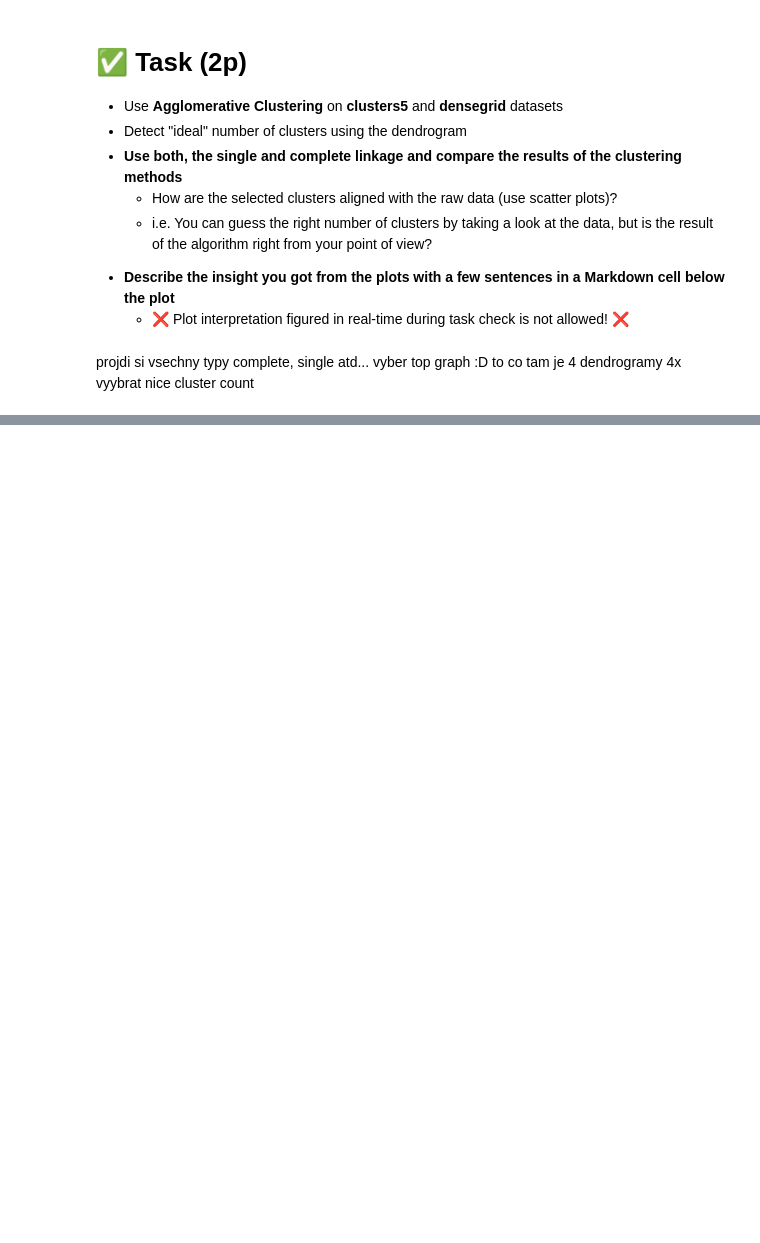
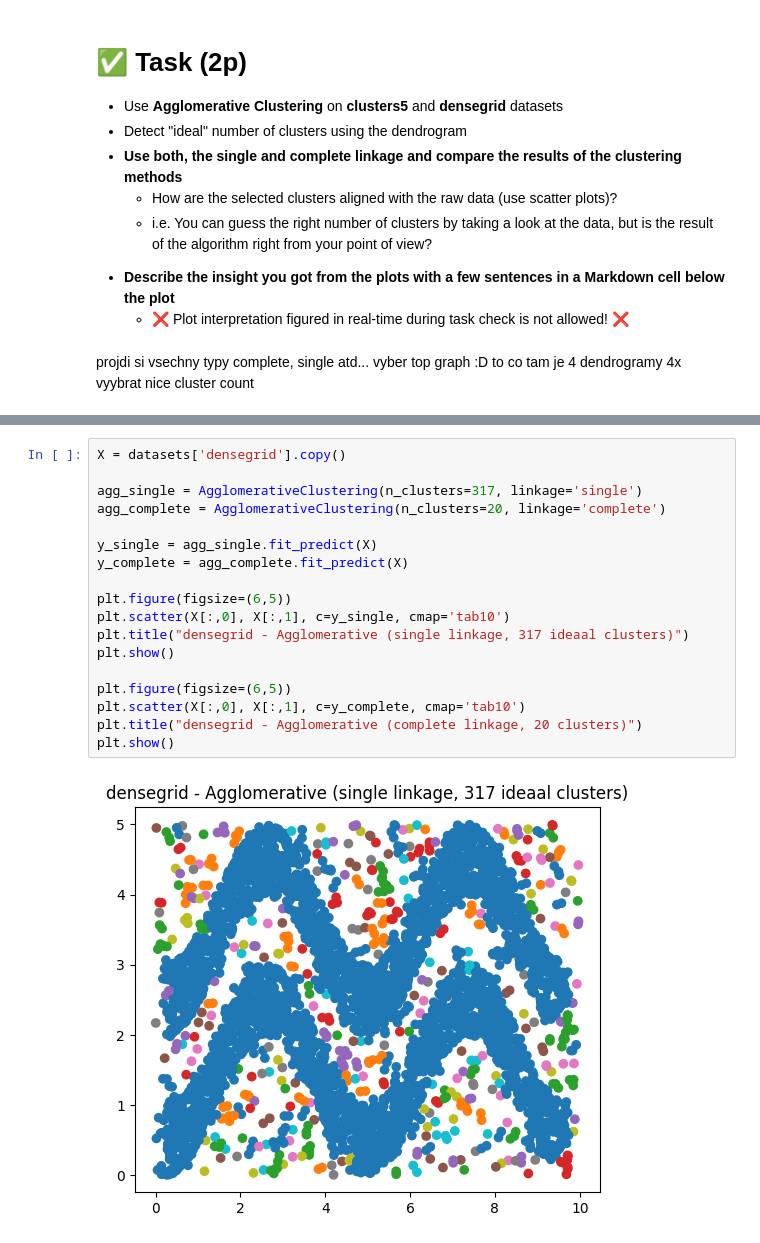
Before and after one commit to DastanJin/ZSU, a Jupyter notebook: fml_05.ipynb, the cells around one changed output, grey strips where cells are left out. Saved outputs shown, nothing was run; the diff lists cells and outputs as text; blank space fills up the shorter version.

```diff
--- a/fml_05.ipynb
+++ b/fml_05.ipynb
@@ -305,0 +388,20 @@ projdi si vsechny typy complete, single atd... vyber top graph :D to co tam je 4
+# %%
+X = datasets['densegrid'].copy()
+
+agg_single = AgglomerativeClustering(n_clusters=317, linkage='single')
+agg_complete = AgglomerativeClustering(n_clusters=20, linkage='complete')
+
+y_single = agg_single.fit_predict(X)
+y_complete = agg_complete.fit_predict(X)
+
+plt.figure(figsize=(6,5))
+plt.scatter(X[:,0], X[:,1], c=y_single, cmap='tab10')
+plt.title("densegrid - Agglomerative (single linkage, 317 ideaal clusters)")
+plt.show()
+
+plt.figure(figsize=(6,5))
+plt.scatter(X[:,0], X[:,1], c=y_complete, cmap='tab10')
+plt.title("densegrid - Agglomerative (complete linkage, 20 clusters)")
+plt.show()
+# %% [output]
+[figure, added]
```
Also changed, not shown: parts of 7 cells of this notebook.
